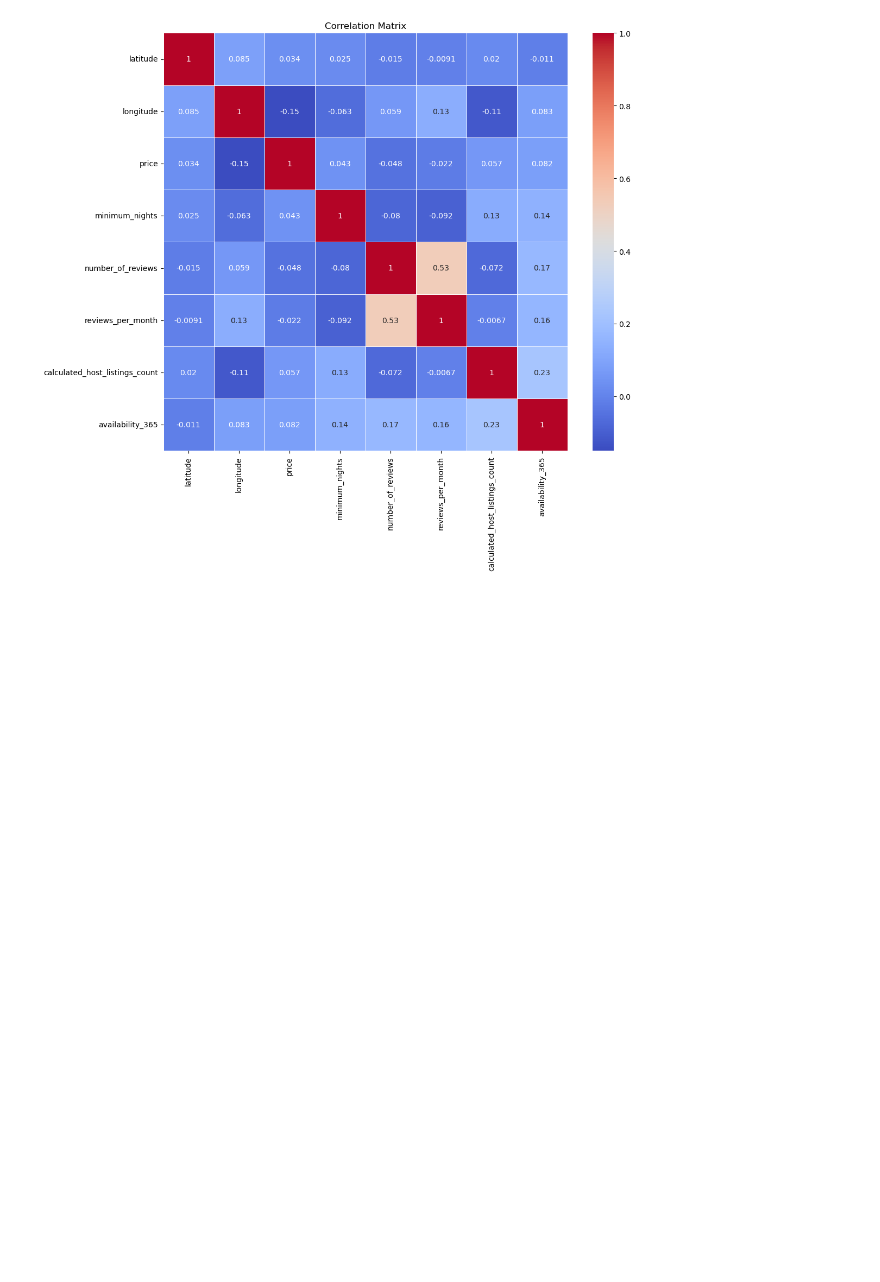
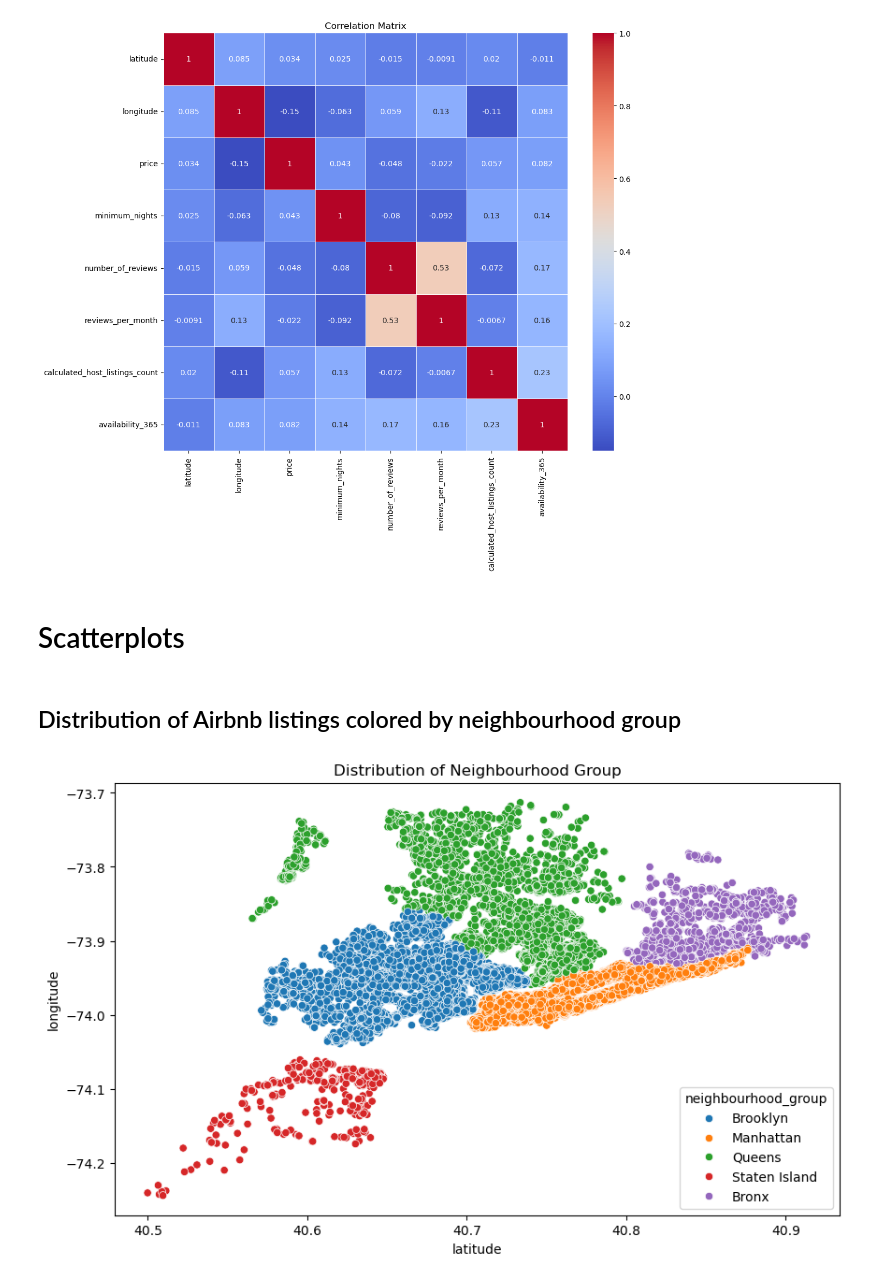
Before and after one commit to mrndolo/nyc-airbnb-data-analysis, a Jupyter notebook: nyc-airbnb-data-analysis.ipynb, the cells around one changed output. Cells and saved outputs as stored; diff of their text form; code cells hidden in the pictures; blank space fills up the shorter version.

Commit message:
scatterplot visualizations

```diff
--- a/nyc-airbnb-data-analysis.ipynb
+++ b/nyc-airbnb-data-analysis.ipynb
@@ -234,3 +234,16 @@ plt.title('Correlation Matrix')
 plt.show()
 # %% [output]
 [figure]
+# %% [markdown]
+# Scatterplots
+# %% [markdown]
+## Distribution of Airbnb listings colored by neighbourhood group
+# %%
+# Scatter plot showing the distribution of Airbnb listings colored by neighbourhood group
+plt.figure(figsize=(10,6))
+sns.scatterplot(x='latitude', y='longitude', data= bnb_df, hue= 'neighbourhood_group')
+plt.title('Distribution of Neighbourhood Group')
+
+plt.show()
+# %% [output]
+[figure, added]
```
Also changed, not shown: parts of 2 cells of this notebook.
